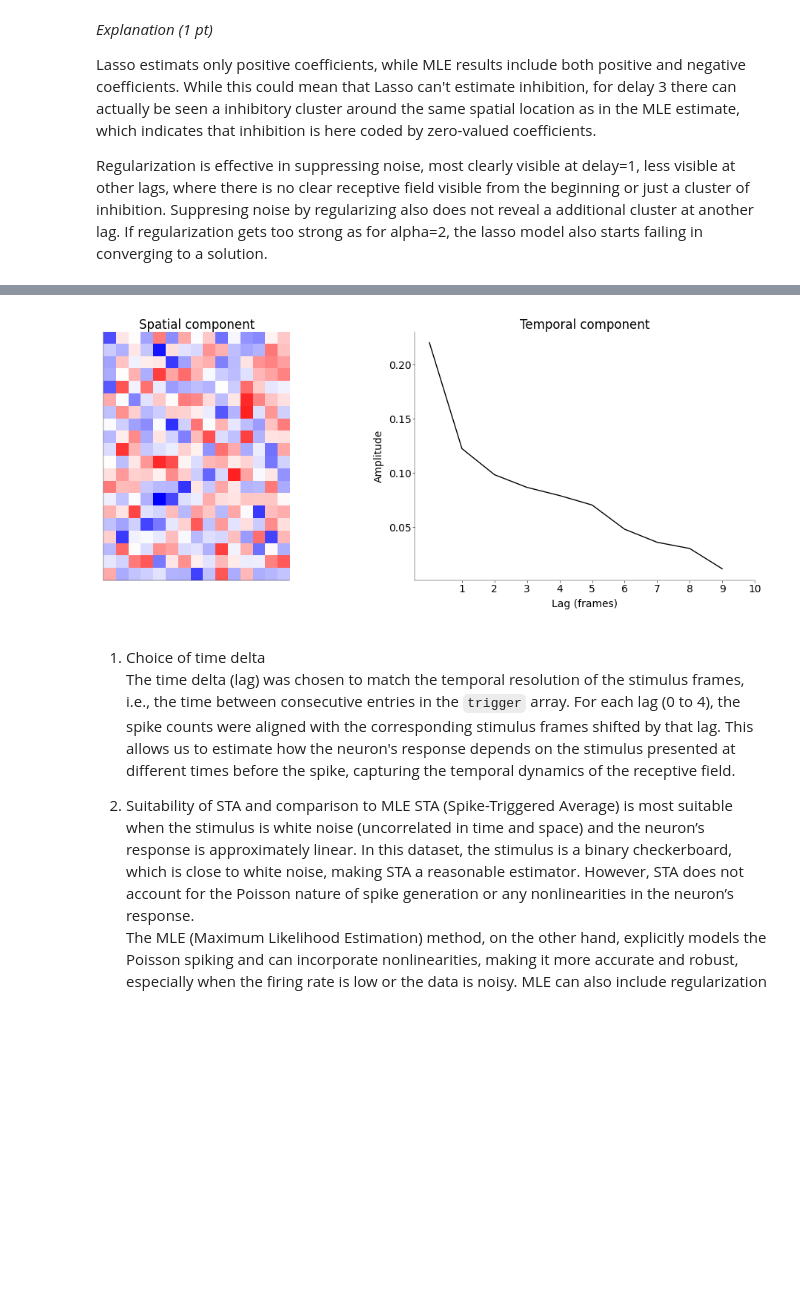
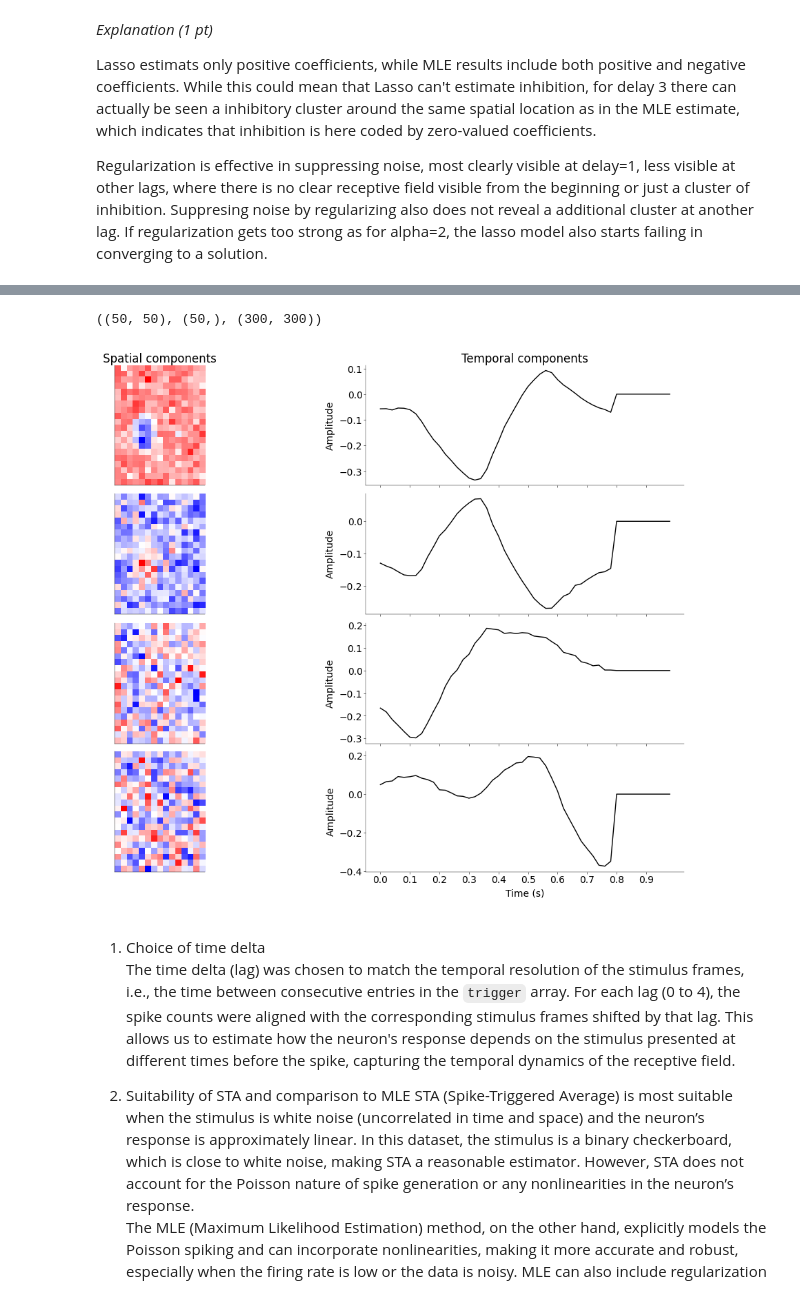
Before and after one commit to toniklenk/NeuralDataScience, a Jupyter notebook: notebooks/CodingLab5.ipynb, the cells around one changed output, grey strips where cells are left out. Drawn from its saved outputs; the diff is of its cells as text; code cells hidden in the pictures; blank space fills up the shorter version.

```diff
--- a/notebooks/CodingLab5.ipynb
+++ b/notebooks/CodingLab5.ipynb
@@ -648,32 +678,34 @@ plt.show()
+# %%
+u.shape, S.shape, vh.shape
+# %% [output]
+((50, 50), (50,), (300, 300))
 # %%
-w_hat_sta = w_hat_sta.reshape(20, 15, -1)
-w_hat_sta = w_hat_sta - np.mean(w_hat_sta, axis=(0, 1), keepdims=True)  # center the data
-u, S, vh = np.linalg.svd(w_hat_sta, full_matrices=True, hermitian=False)
+w_hat_t = w_hat_sta.transpose((2, 0, 1))  # .reshape(len(lags), -1)
+
+w_hat_t = w_hat_t - np.mean(w_hat_t, axis=(1, 2), keepdims=True)  # center the data
+
+u, S, vh = np.linalg.svd(w_hat_t, hermitian=False)
-# %%
-# -------------------------------------------------
-# Plot the spatial and temporal components (1 pt)
-# -------------------------------------------------
-component = 0
-
-fig, ax = plt.subplot_mosaic(
-    mosaic=[["Spatial", "Temporal"]], figsize=(10, 4), constrained_layout=True
-)
-# add plot
-vlim = np.max(np.abs(u[:, :, component]))
-ax["Spatial"].imshow(u[:, :, component], cmap="bwr", vmin=-vlim, vmax=vlim)
-ax["Spatial"].set_title("Spatial component")
-ax["Spatial"].set_xticks([])
-ax["Spatial"].set_yticks([])
-ax["Spatial"].set_aspect("equal")
-
-
-ax["Temporal"].plot(S[component], color="black")
-ax["Temporal"].set_title("Temporal component")
-ax["Temporal"].set_ylabel("Amplitude")
-ax["Temporal"].set_xlabel("Lag (frames)")
-ax["Temporal"].set_xticks(delta);
-# %% [output]
-[figure, removed]
+# %%
+# -------------------------------------------------
+# Plot the spatial and temporal components (1 pt)
+# -------------------------------------------------
+fig, ax = plt.subplots(4, 2, figsize=(10, 8), constrained_layout=True, sharex="col")
+
+ax[0, 0].set_title("Spatial components")
+ax[0, 1].set_title("Temporal components")
+ax[-1, 1].set_xlabel("Time (s)")
+
+for i, (ax_left, ax_right) in zip(range(4), ax):
+    ax_left.imshow(vh[i, :].reshape(20, 15), cmap="bwr")
+    ax_left.set_xticks([])
+    ax_left.set_yticks([])
+
+    ax_right.plot(u[:, i], color="black")
+    ax_right.set_ylabel("Amplitude")
+    ax_right.set_xticks(np.arange(0, len(lags), 5))
+    ax_right.set_xticklabels(np.round(lags[::5], 2))
+# %% [output]
+[figure, added]
 # %% [markdown]
 1. Choice of time delta
 The time delta (lag) was chosen to match the temporal resolution of the stimulus frames, i.e., the time between consecutive entries in the `trigger` array. For each lag (0 to 4), the spike counts were aligned with the corresponding stimulus frames shifted by that lag. This allows us to estimate how the neuron's response depends on the stimulus presented at different times before the spike, capturing the temporal dynamics of the receptive field.
```
Also changed, not shown: parts of 14 cells of this notebook.
